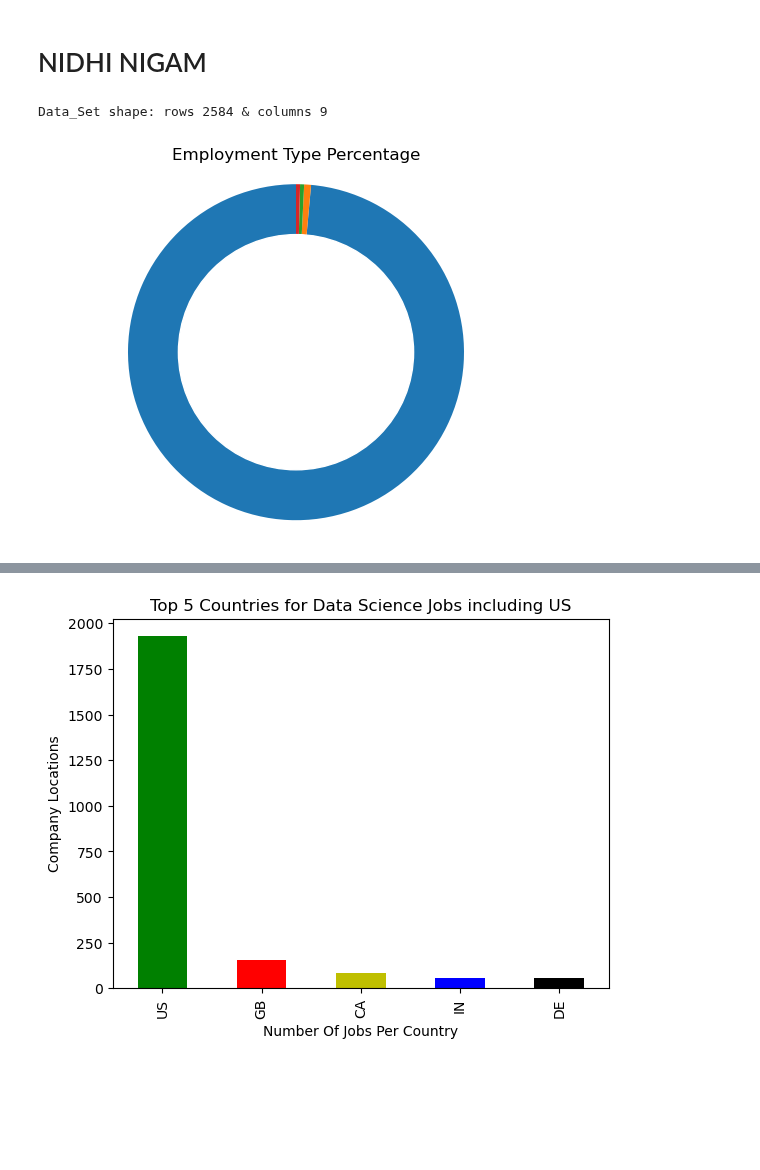
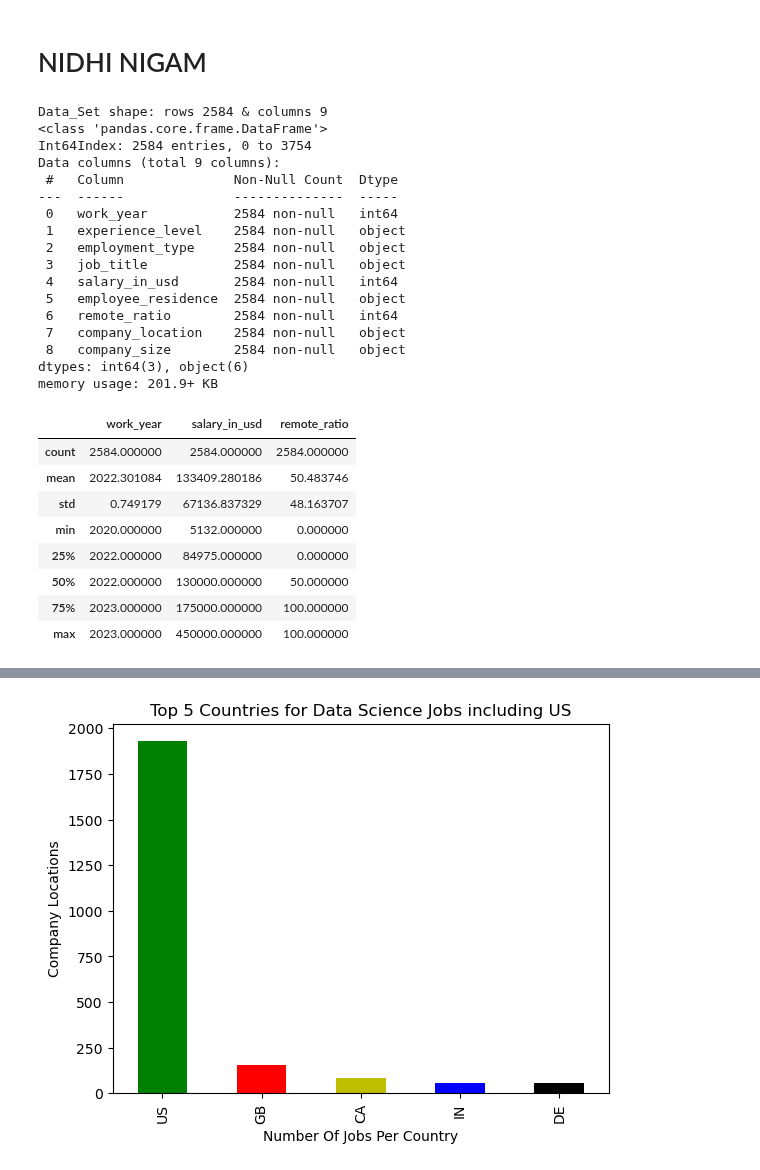
Before and after one commit to garimac12/project_acai, a Jupyter notebook: Project_NN.ipynb, the cells around one changed output, grey strips where cells are left out. Drawn from its saved outputs; the diff is of its cells as text; code cells hidden in the pictures; blank space fills up the shorter version.

```diff
--- a/Project_NN.ipynb
+++ b/Project_NN.ipynb
@@ -12,6 +12,8 @@ import statistics as stat
 #Reading the Data Set
 df=pd.read_csv("./ds_salaries.csv")
 df.head()
+
+# DATA CLEANING
 
 # Checking for missing values in the dataset
 missing_values = df.isnull().sum()
@@ -24,67 +26,57 @@ df.isna().sum()
 duplicate_rows = df[df.duplicated()]
 #Remove duplicate rows
 df = df.drop_duplicates()
 df
 
 #dropiing the same information column for salary
 df=df.drop(['salary','salary_currency'], axis=1)
 
 #renaming employment types
 df['employment_type']=df['employment_type'].replace("FT", "Full-time")
 df['employment_type']=df['employment_type'].replace("PT", "Part-time")
 df['employment_type']=df['employment_type'].replace("CT", "Contractual")
 df['employment_type']=df['employment_type'].replace("FL", "Freelancer")
 
 #renaming company size
 df['company_size']=df['company_size'].replace("L", "Large")
 df['company_size']=df['company_size'].replace("M", "Medium")
 df['company_size']=df['company_size'].replace("S", "Small")
 
 df.head()
 
 df.to_csv("output_data_NN/salaries.csv")
 
 #Finding the number of rows and column of Data set
 a, b = df.shape
 print("Data_Set shape: rows {} & columns {}".format(a, b))
 
-#df.info()
+df.info()
 
-#df.describe()
-
-
-
-# UNIVARIANT ANALYSIS
-
-
-# Employment_Type (Univariant Analysis)
-employment_type = df["employment_type"].value_counts()
-
-
-counts = [2547, 17, 10, 10]
-
-# Create a pie chart
-fig, ax = plt.subplots()
-ax.pie(counts,  startangle=90)
-
-# Draw a white circle in the middle to create the donut effect
-circle = plt.Circle((0, 0), 0.7, color='white')
-ax.add_artist(circle)
-
-# Equal aspect ratio ensures that pie is drawn as a circle
-ax.axis('equal')
-plt.title('Employment Type Percentage')
-
-
-
-# Saving Plot to output_data_NN
-
-plt.savefig("output_data_NN/Fig1_employtype.png")
-plt.show()
-
-
-# ANALYSIS - After the univariant analysis of this dataset for the employment type,the conclusion can be that 98.56% of Data Science Jobs
-#falls in to Full Time employemnet type.
+df.describe()
 # %% [output]
 Data_Set shape: rows 2584 & columns 9
+<class 'pandas.core.frame.DataFrame'>
+Int64Index: 2584 entries, 0 to 3754
+Data columns (total 9 columns):
+ #   Column              Non-Null Count  Dtype
+---  ------              --------------  -----
+ 0   work_year           2584 non-null   int64
+ 1   experience_level    2584 non-null   object
+ 2   employment_type     2584 non-null   object
+ 3   job_title           2584 non-null   object
+ 4   salary_in_usd       2584 non-null   int64
+ 5   employee_residence  2584 non-null   object
+ 6   remote_ratio        2584 non-null   int64
+ 7   company_location    2584 non-null   object
+ 8   company_size        2584 non-null   object
+dtypes: int64(3), object(6)
+memory usage: 201.9+ KB
-[figure, removed]
+|  | work_year | salary_in_usd | remote_ratio |
+| count | 2584.000000 | 2584.000000 | 2584.000000 |
+| mean | 2022.301084 | 133409.280186 | 50.483746 |
+| std | 0.749179 | 67136.837329 | 48.163707 |
+| min | 2020.000000 | 5132.000000 | 0.000000 |
+| 25% | 2022.000000 | 84975.000000 | 0.000000 |
+| 50% | 2022.000000 | 130000.000000 | 50.000000 |
+| 75% | 2023.000000 | 175000.000000 | 100.000000 |
+| max | 2023.000000 | 450000.000000 | 100.000000 |
```
Also changed, not shown: parts of 2 cells of this notebook, 9 other files.
